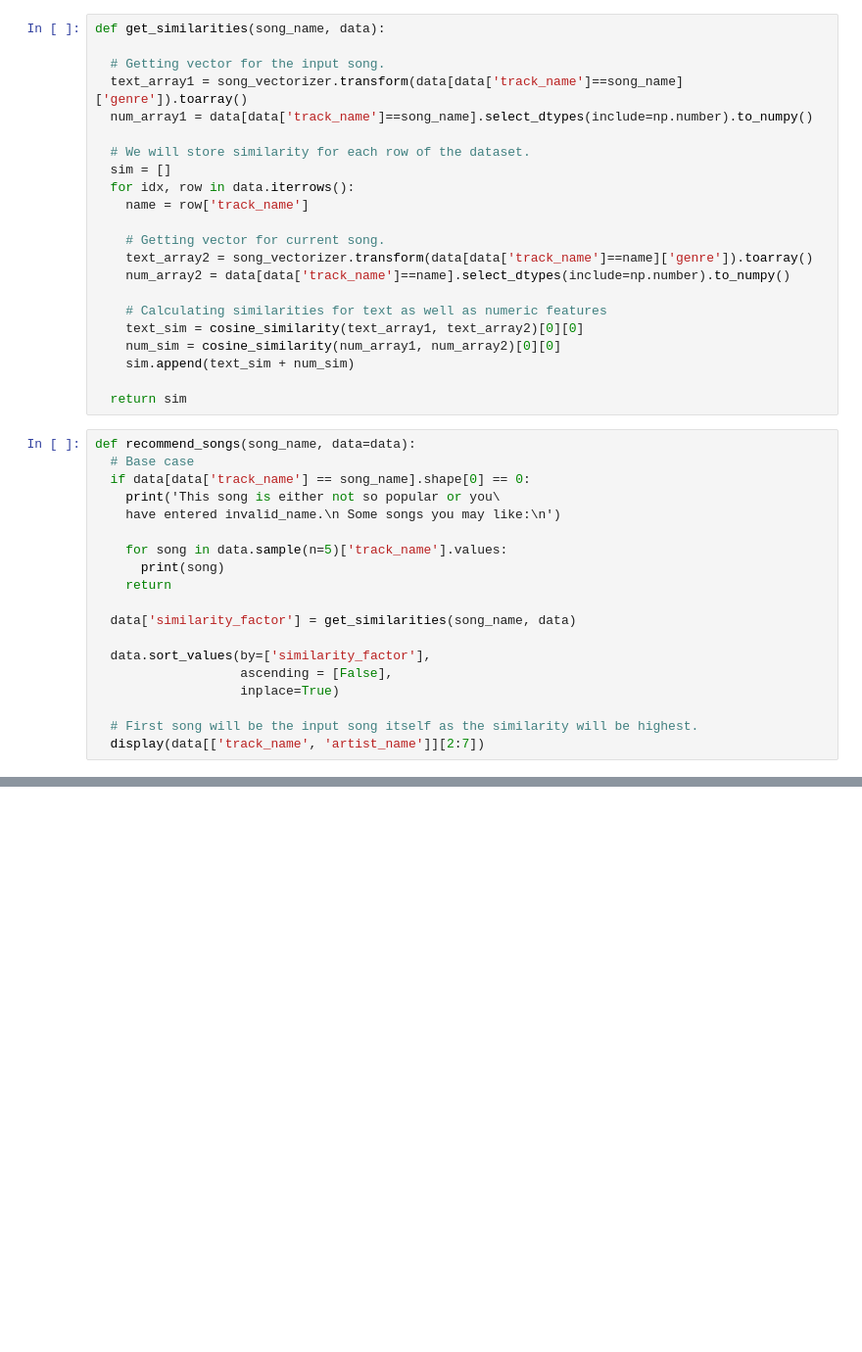
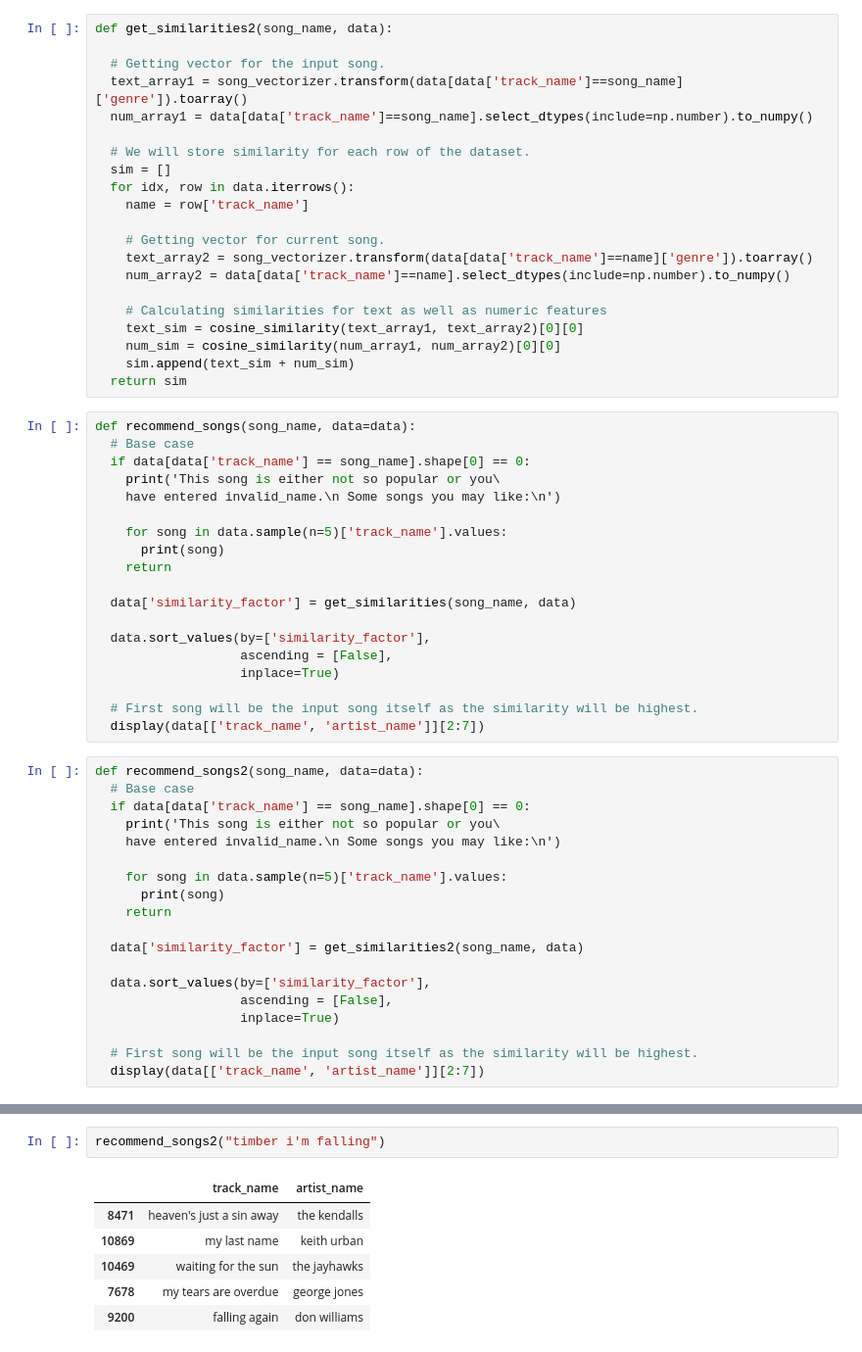
Before and after one commit to Ilyaant/music-recommender-system, a Jupyter notebook: notebooks/work.ipynb, the cells around one changed output, grey strips where cells are left out. Shown: that part at 98% size. Drawn from its saved outputs; the diff is of its cells as text; blank space fills up the shorter version.

Commit message:
final fix for recommender system

```diff
--- a/notebooks/work.ipynb
+++ b/notebooks/work.ipynb
@@ -89,5 +117,5 @@ CountVectorizer()
 # %%
-def get_similarities(song_name, data):
+def get_similarities2(song_name, data):
 
   # Getting vector for the input song.
   text_array1 = song_vectorizer.transform(data[data['track_name']==song_name]['genre']).toarray()
@@ -106,7 +134,6 @@ def get_similarities(song_name, data):
     text_sim = cosine_similarity(text_array1, text_array2)[0][0]
     num_sim = cosine_similarity(num_array1, num_array2)[0][0]
     sim.append(text_sim + num_sim)
-
   return sim
 # %%
 def recommend_songs(song_name, data=data):
@@ -127,6 +154,25 @@ def recommend_songs(song_name, data=data):
 
   # First song will be the input song itself as the similarity will be highest.
   display(data[['track_name', 'artist_name']][2:7])
+# %%
+def recommend_songs2(song_name, data=data):
+  # Base case
+  if data[data['track_name'] == song_name].shape[0] == 0:
+    print('This song is either not so popular or you\
+    have entered invalid_name.\n Some songs you may like:\n')
+
+    for song in data.sample(n=5)['track_name'].values:
+      print(song)
+    return
+
+  data['similarity_factor'] = get_similarities2(song_name, data)
+
+  data.sort_values(by=['similarity_factor'],
+                   ascending = [False],
+                   inplace=True)
+
+  # First song will be the input song itself as the similarity will be highest.
+  display(data[['track_name', 'artist_name']][2:7])
 # %%
 recommend_songs("timber i'm falling")
 # %% [output]
@@ -138,0 +185,9 @@ recommend_songs("timber i'm falling")
+# %%
+recommend_songs2("timber i'm falling")
+# %% [output]
+|  | track_name | artist_name |
+| 8471 | heaven's just a sin away | the kendalls |
+| 10869 | my last name | keith urban |
+| 10469 | waiting for the sun | the jayhawks |
+| 7678 | my tears are overdue | george jones |
+| 9200 | falling again | don williams |
```
Also changed, not shown: parts of 6 cells of this notebook, 4 other files.
